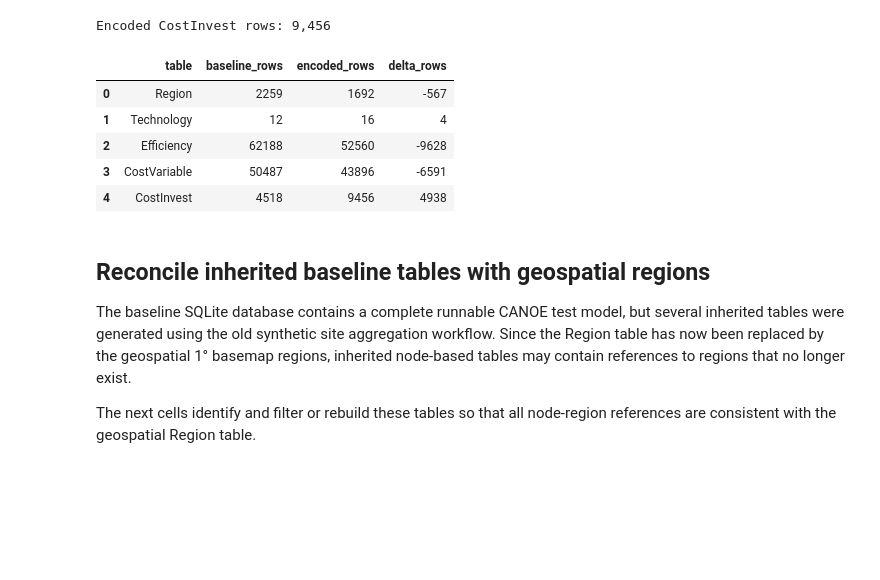
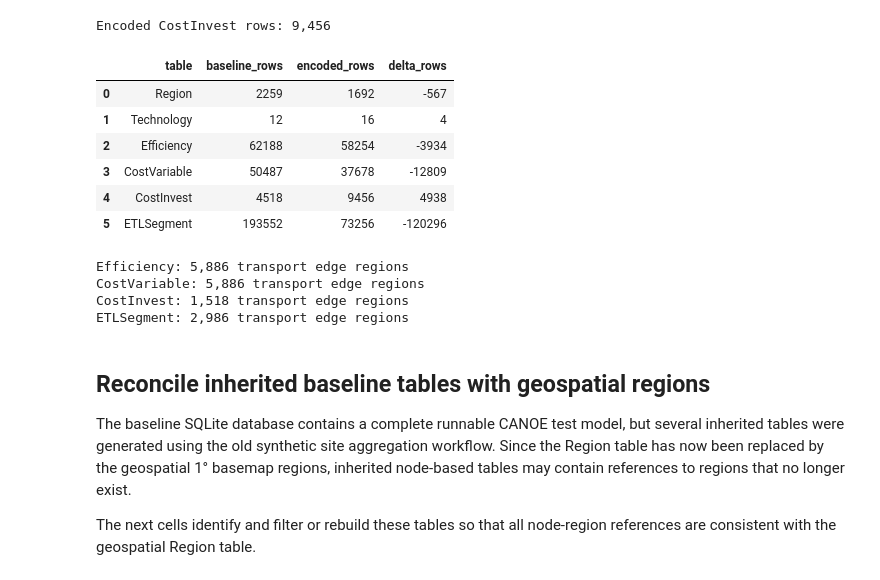
Before and after one commit to andrew-vigars/temoa_geospace, a Jupyter notebook: notebooks/notebook7_encode_canada_basemap_to_canoe_schema.ipynb, the cells around one changed output. Saved outputs shown, nothing was run; the diff lists cells and outputs as text; code cells hidden in the pictures; blank space fills up the shorter version.

```diff
--- a/notebooks/notebook7_encode_canada_basemap_to_canoe_schema.ipynb
+++ b/notebooks/notebook7_encode_canada_basemap_to_canoe_schema.ipynb
@@ -423,17 +463,20 @@ Intersect regions: 2,276
 # %%
 # =============================================================================
-# Build CANOE Region table from geospatial basemap
+# Build CANOE Region table from graph nodes
 # =============================================================================
 
 region_table = (
-    regions[["region"]]
+    graph_nodes[["region"]]
     .drop_duplicates()
-    .sort_values("region", key=lambda s: s.str.extract(r"R(\d+)")[0].astype(int))
+    .sort_values(
+        "region",
+        key=lambda s: s.str.extract(r"R(\d+)")[0].astype(int),
+    )
     .reset_index(drop=True)
 )
 
 region_table["notes"] = (
-    "1 degree CANOE geospatial basemap region retained by centroid method"
+    "1 degree CANOE geospatial graph node retained by centroid method"
 )
 
 print(f"New Region table rows: {len(region_table):,}")
@@ -903,12 +1115,13 @@ Truck Efficiency rows: 6,072
 # %%
 # =============================================================================
-# Add truck Efficiency rows to database
+# Add truck and pipeline Efficiency rows to database
 # =============================================================================
 
 db_encoded["Efficiency"] = (
     pd.concat(
         [
             db_encoded["Efficiency"],
+            pipeline_efficiency,
             truck_efficiency_weak,
         ],
         ignore_index=True,
@@ -927,4 +1140,7 @@ db_encoded["Efficiency"] = (
 )
 
 print(f"Encoded Efficiency rows: {len(db_encoded['Efficiency']):,}")
+
+assert set(pipeline_efficiency["region"]) == VALID_PIPELINE_EDGE_REGIONS
+assert set(truck_efficiency_weak["region"]) == VALID_ROAD_EDGE_REGIONS
 # %% [output]
@@ -1090,8 +1457,6 @@ def filter_valid_node_and_edge_regions(
 # =============================================================================
 # Check node-region references after Region table replacement
 # =============================================================================
-
-valid_node_regions = set(db_encoded["Region"]["region"])
 
 region_reference_report = []
 
@@ -1101,14 +1466,12 @@ for table_name, df in db_encoded.items():
 
     region_values = df["region"].dropna().astype(str)
 
-    # Node regions are plain R-number labels.
-    # Edge pseudo-regions use R-from-R-to and are checked separately later.
     node_region_values = region_values[
         ~region_values.str.contains("-", regex=False)
     ]
 
     invalid_node_regions = sorted(
-        set(node_region_values) - valid_node_regions
+        set(node_region_values) - VALID_NODE_REGIONS
     )
 
     region_reference_report.append(
@@ -1274,36 +1651,80 @@ Encoded CostInvest rows: 9,456
 # %%
 # =============================================================================
 # Summarize encoded database changes
 # =============================================================================
 
 summary_rows = []
 
 for table in [
     "Region",
     "Technology",
     "Efficiency",
     "CostVariable",
     "CostInvest",
+    "ETLSegment",
 ]:
     summary_rows.append(
         {
             "table": table,
             "baseline_rows": len(db[table]),
             "encoded_rows": len(db_encoded[table]),
-            "delta_rows": len(db_encoded[table]) - len(db[table]),
+            "delta_rows": (
+                len(db_encoded[table])
+                - len(db[table])
+            ),
         }
     )
 
-encoding_summary = pd.DataFrame(summary_rows)
+encoding_summary = pd.DataFrame(
+    summary_rows
+)
 
-display(encoding_summary)
+display(
+    encoding_summary
+)
 # %% [output]
 |  | table | baseline_rows | encoded_rows | delta_rows |
 | 0 | Region | 2259 | 1692 | -567 |
 | 1 | Technology | 12 | 16 | 4 |
-| 2 | Efficiency | 62188 | 52560 | -9628 |
-| 3 | CostVariable | 50487 | 43896 | -6591 |
+| 2 | Efficiency | 62188 | 58254 | -3934 |
+| 3 | CostVariable | 50487 | 37678 | -12809 |
 | 4 | CostInvest | 4518 | 9456 | 4938 |
+| 5 | ETLSegment | 193552 | 73256 | -120296 |
+# %%
+# =============================================================================
+# Summarize transport edge regions
+# =============================================================================
+
+for table in [
+    "Efficiency",
+    "CostVariable",
+    "CostInvest",
+    "ETLSegment",
+]:
+
+    edge_regions = (
+        db_encoded[table]["region"]
+        .dropna()
+        .astype(str)
+    )
+
+    edge_regions = edge_regions[
+        edge_regions.str.contains(
+            "-",
+            regex=False,
+        )
+    ]
+
+    print(
+        f"{table}: "
+        f"{edge_regions.nunique():,} "
+        f"transport edge regions"
+    )
+# %% [output]
+Efficiency: 5,886 transport edge regions
+CostVariable: 5,886 transport edge regions
+CostInvest: 1,518 transport edge regions
+ETLSegment: 2,986 transport edge regions
 # %% [markdown]
 ## Reconcile inherited baseline tables with geospatial regions
 
```
Also changed, not shown: parts of 54 cells of this notebook.
